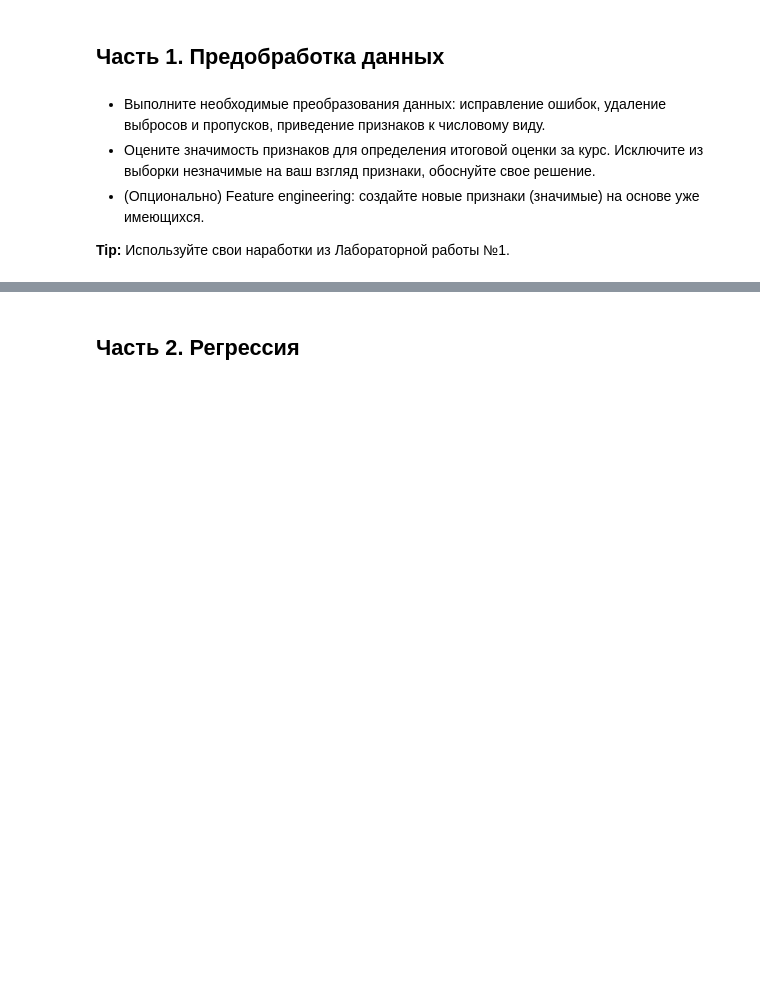
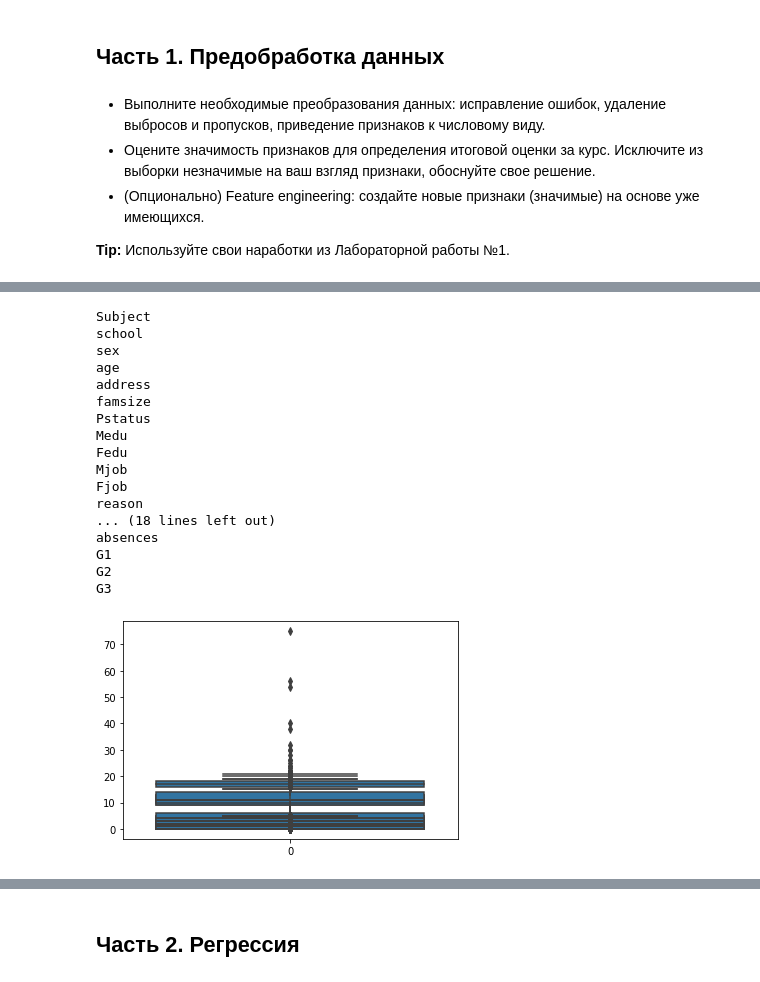
Before and after one commit to dariaAlium/iad, a Jupyter notebook: Lab_3_Supervised_Learning.ipynb, the cells around one changed output, grey strips where cells are left out. Drawn from its saved outputs; the diff is of its cells as text; code cells hidden in the pictures; blank space fills up the shorter version.

```diff
--- a/Lab_3_Supervised_Learning.ipynb
+++ b/Lab_3_Supervised_Learning.ipynb
@@ -80,0 +116,3 @@ pd.read_csv('students_data_features.csv',
+# %%
+data['Dalc'] = data['Dalc'].fillna(data['Walc'])
+data['Walc'] = data['Walc'].fillna(data['Dalc'])
@@ -80,0 +141,8 @@ pd.read_csv('students_data_features.csv',
+# %%
+'''
+можно вернуться на код с проверкой нулевых значений и посмотреть что пропущенных значений нет
+а можно поверить мне на слово
+'''
+data['famrel'].loc[(data['Walc'] > 1)] = data['famrel'].loc[(data['Walc'] > 1)].fillna(3.0)
+data['famrel'].loc[(data['Walc'] == 1)] = data['famrel'].loc[(data['Walc'] == 1)].fillna(3.0)
+data.loc[(data['famrel'].isnull())]
@@ -80,0 +155,24 @@ pd.read_csv('students_data_features.csv',
+# %%
+'''
+я буду руками изменять значения категориальных признаков на числовые, чтобы потом
+знать какая цифра что обозначает
+Также, я ставила наибольшую цифру таму параметру, который вероятно имеют ученики
+с наибольшим баллом
+'''
+list_of_names = {'Subject': {'Por': 1, 'Math': 0}, 'school': {'GP': 1, 'MS':0},
+                 'sex': {'F': 1, 'M': 0, 'm': 0}, 'address': {'U': 1, 'R': 0}, 'famsize':
+                 {'GT3': 0, 'LE3': 1}, 'Pstatus': {'A': 0, 'T': 1, 't': 1}, 'Mjob':
+                 {'services': 2, 'other': 0, 'health': 1, 'at_home': 3, 'teacher': 4, 'at-home':3},
+                 'Fjob': {'services': 2, 'other': 0, 'health': 1, 'at_home': 3, 'at-home':3,
+                          'teacher': 4}, 'reason': {'course': 2, 'home': 0, 'reputation': 1, 'other': 0},
+                 'guardian': {'father': 1, 'mother': 2, 'other':0, 'futher': 1}, 'schoolsup':
+                 {'no': 0, 'yes': 1}, 'famsup': {'no': 0, 'yes': 1}, 'paid':
+                 {'no': 1, 'yes': 0}, 'activities': {'no': 0, 'yes': 1}, 'nursery':
+                 {'no': 0, 'yes': 1}, 'higher': {'no': 0, 'yes': 1}, 'internet':
+                 {'no': 0, 'yes': 1}, 'romantic': {'no': 1, 'yes': 0}, 'Medu': {
+                  '0':0,'1':1, '2':2, '3':3, '4':4, 'o': 0}, 'Fedu': { '0':1,'1':1, '2':2, '3':3, '4':4, 'o': 0}
+                 }
+for i in data.columns.tolist():
+  if i in list_of_names:
+    data[i] = data[i].map(list_of_names[i])
+data
@@ -80,0 +193,27 @@ pd.read_csv('students_data_features.csv',
+# %%
+'''
+тут я поняла что в образовании матери и отца есть клетка с о
+'''
+for i in data.columns.tolist():
+  print(i)
+  sns.boxplot(data=data[i])
+  #plt.show()
+# %% [output]
+Subject
+school
+sex
+age
+address
+famsize
+Pstatus
+Medu
+Fedu
+Mjob
+Fjob
+reason
+... (18 lines left out)
+absences
+G1
+G2
+G3
+[figure, added]
```
Also changed, not shown: parts of 17 cells of this notebook.
